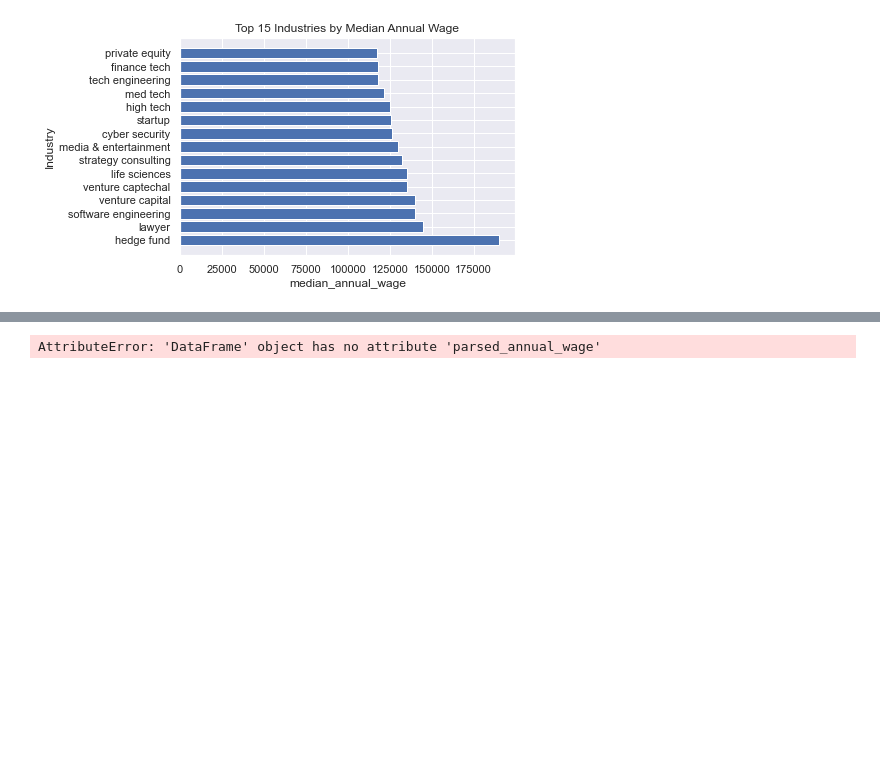
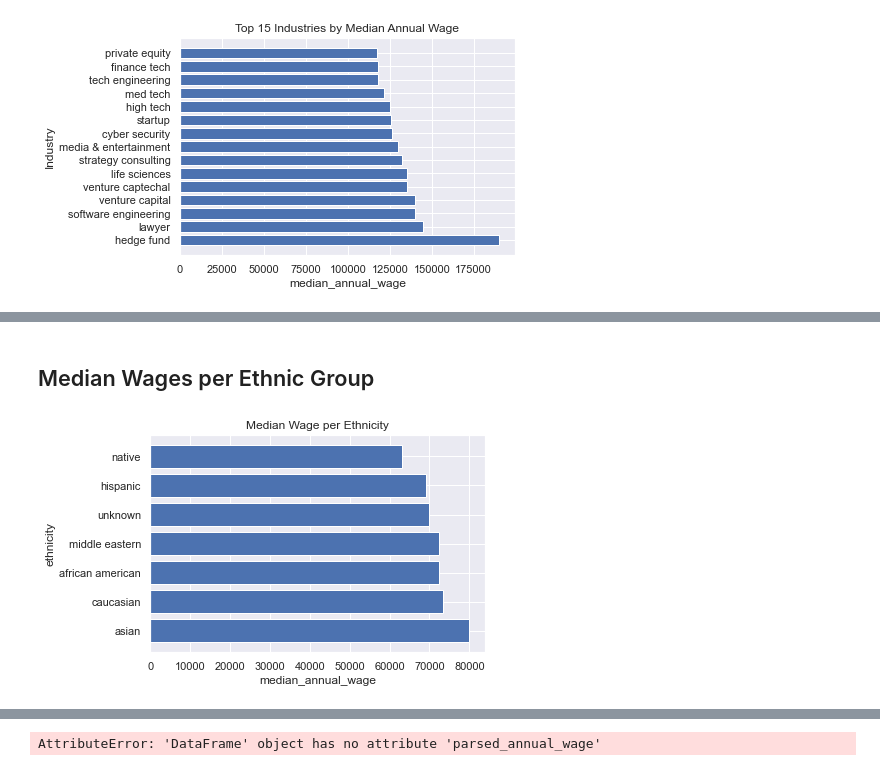
Before and after one commit to vatsal220/medium_articles, a Jupyter notebook: salary_analytics/salary.ipynb, the cells around one changed output, grey strips where cells are left out. Saved outputs shown, nothing was run; the diff lists cells and outputs as text; code cells hidden in the pictures; blank space fills up the shorter version.

```diff
--- a/salary_analytics/salary.ipynb
+++ b/salary_analytics/salary.ipynb
@@ -451,0 +415,14 @@ d.head()
+# %% [markdown]
+## Median Wages per Ethnic Group
+# %%
+visualize_group(
+    d = yoe_df,
+    remove_vals = None,
+    group_col = 'ethnicity',
+    agg_col = 'annual_wage',
+    title = 'Median Wage per Ethnicity',
+    th = 5,
+    n = 20
+)
+# %% [output]
+[figure, added]
```
Also changed, not shown: parts of 22 cells of this notebook.
